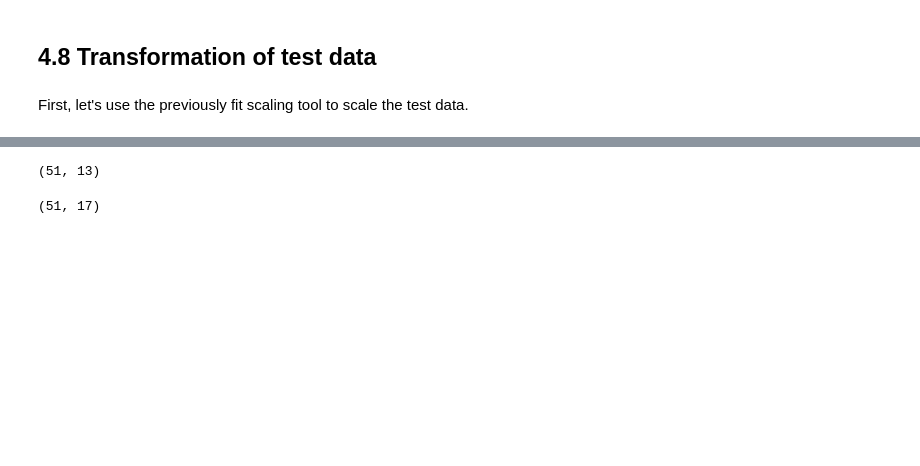
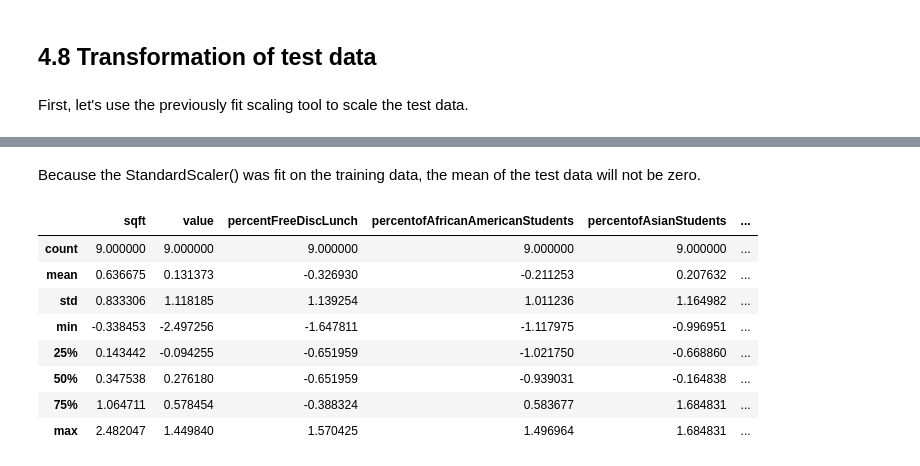
Before and after one commit to particularfinish/RE_Investment_capstone, a Jupyter notebook: Notebooks/RealEstateInvestment_preprocessing.ipynb, the cells around one changed output, grey strips where cells are left out. Saved outputs shown, nothing was run; the diff lists cells and outputs as text; code cells hidden in the pictures; blank space fills up the shorter version.

Commit message:
Add files via upload
Adding some city based data, and move data to categoricals.

```diff
--- a/Notebooks/RealEstateInvestment_preprocessing.ipynb
+++ b/Notebooks/RealEstateInvestment_preprocessing.ipynb
@@ -461,11 +391,11 @@ First, let's use the previously fit scaling tool to scale the test data.
 # create a copy of df
 scaled_X_test = X_test.copy()
 # create list of columns to be transformed
-colnames = ['beds', 'baths', 'value', 'sqft', 'percentFreeDiscLunch',
+colnames = ['value', 'sqft', 'percentFreeDiscLunch',
         'percentofAfricanAmericanStudents', 'percentofAsianStudents',
         'percentofHispanicStudents', 'percentofIndianStudents',
         'percentofPacificIslanderStudents', 'percentofTwoOrMoreRaceStudents',
-        'percentofWhiteStudents', 'rankMovement']
+        'percentofWhiteStudents', 'rankMovement', 'Median household income (in 2019 dollars), 2015-2019']
 features = scaled_X_test[colnames]
 features = valSqftscaler.transform(features.values)
 # %%
@@ -509,4 +405,0 @@ reduced_X_test = reduced_X_test[reduced_X_test.columns[~reduced_X_test.columns.i
-# %%
-reduced_X_test.shape
-# %% [output]
-(51, 13)
@@ -518,4 +406,14 @@ reduced_X_test = pd.concat([reduced_X_test.reset_index(drop=True), df.reset_inde
-# %%
-reduced_X_test.shape
-# %% [output]
-(51, 17)
+# %% [markdown]
+Because the StandardScaler() was fit on the training data, the mean of the test data will not be zero.
+# %%
+scaled_X_test.describe()
+# %% [output]
+|  | sqft | value | percentFreeDiscLunch | percentofAfricanAmericanStudents | percentofAsianStudents | ... |
+| count | 9.000000 | 9.000000 | 9.000000 | 9.000000 | 9.000000 | ... |
+| mean | 0.636675 | 0.131373 | -0.326930 | -0.211253 | 0.207632 | ... |
+| std | 0.833306 | 1.118185 | 1.139254 | 1.011236 | 1.164982 | ... |
+| min | -0.338453 | -2.497256 | -1.647811 | -1.117975 | -0.996951 | ... |
+| 25% | 0.143442 | -0.094255 | -0.651959 | -1.021750 | -0.668860 | ... |
+| 50% | 0.347538 | 0.276180 | -0.651959 | -0.939031 | -0.164838 | ... |
+| 75% | 1.064711 | 0.578454 | -0.388324 | 0.583677 | 1.684831 | ... |
+| max | 2.482047 | 1.449840 | 1.570425 | 1.496964 | 1.684831 | ... |
```
Also changed, not shown: parts of 70 cells of this notebook.
